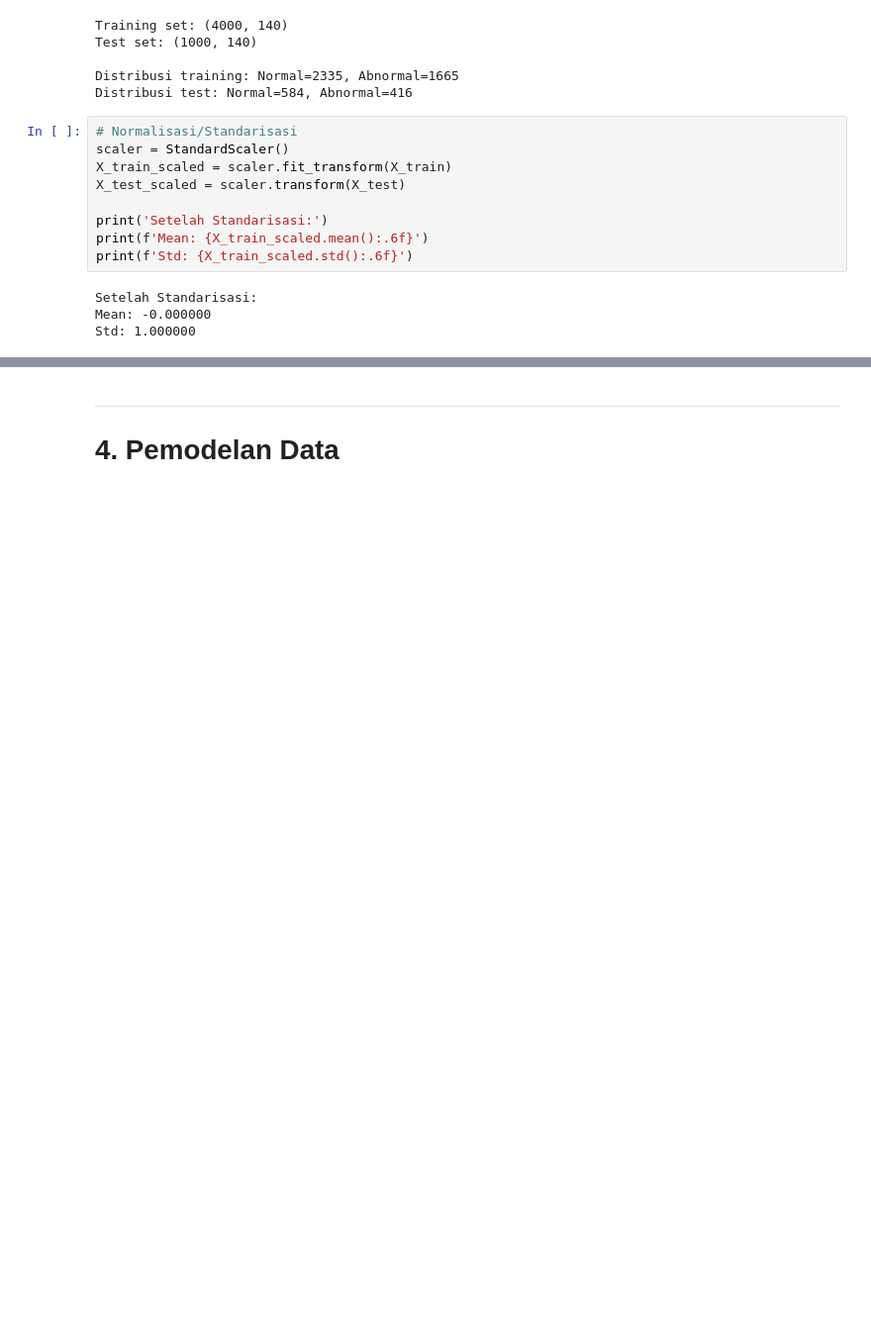
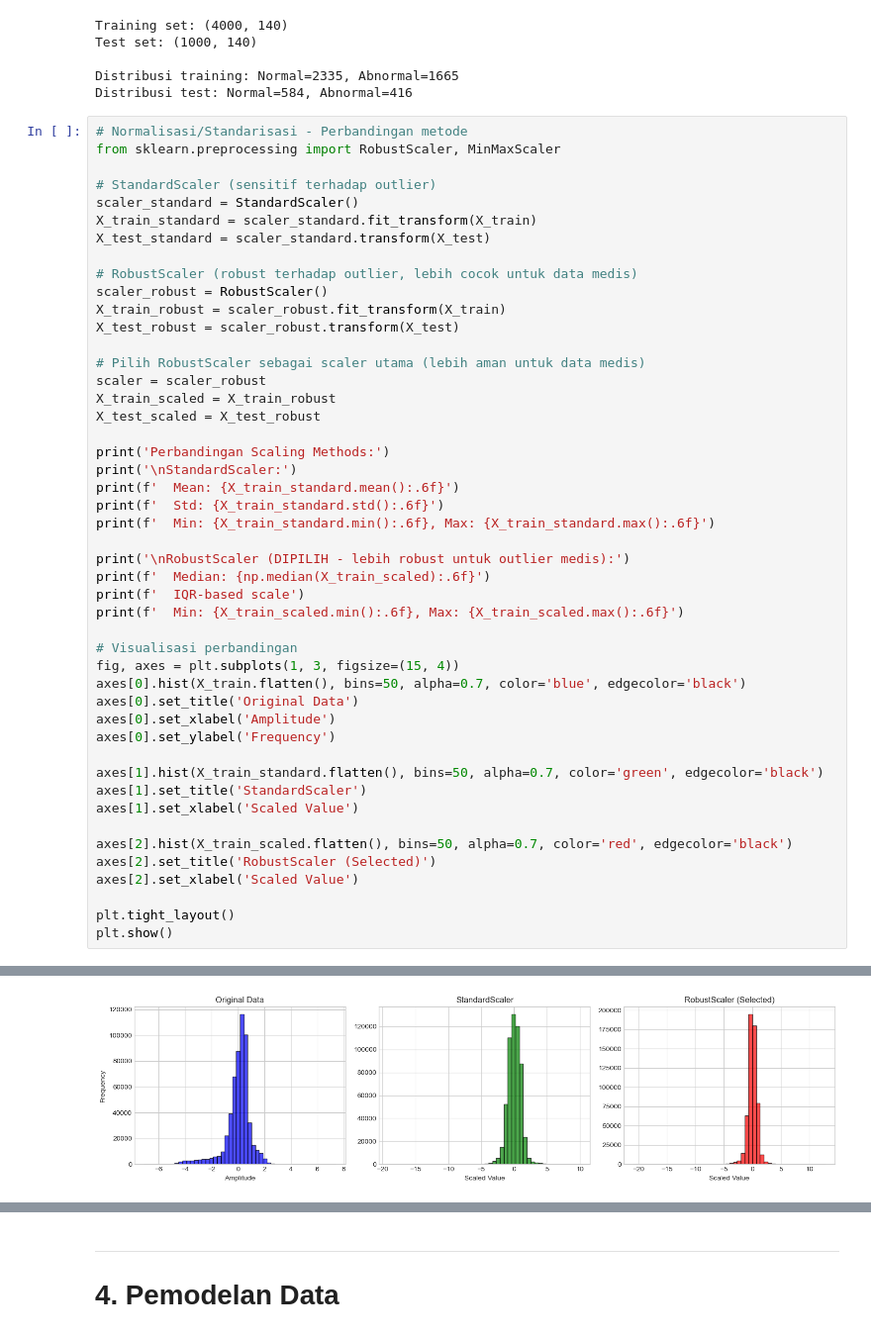
Before and after one commit to AchmadLutfi196/PSD, a Jupyter notebook: PSD/_build/jupyter_execute/ECG5000_CRISP_DM.ipynb, the cells around one changed output, grey strips where cells are left out. Shown at 99% size. Saved outputs shown, nothing was run; the diff lists cells and outputs as text; blank space fills up the shorter version.

```diff
--- a/PSD/_build/jupyter_execute/ECG5000_CRISP_DM.ipynb
+++ b/PSD/_build/jupyter_execute/ECG5000_CRISP_DM.ipynb
@@ -219,16 +323,51 @@ Test set: (1000, 140)
 
 Distribusi training: Normal=2335, Abnormal=1665
 Distribusi test: Normal=584, Abnormal=416
-# %%
-# Normalisasi/Standarisasi
-scaler = StandardScaler()
-X_train_scaled = scaler.fit_transform(X_train)
-X_test_scaled = scaler.transform(X_test)
-
-print('Setelah Standarisasi:')
-print(f'Mean: {X_train_scaled.mean():.6f}')
-print(f'Std: {X_train_scaled.std():.6f}')
-# %% [output]
-Setelah Standarisasi:
-Mean: -0.000000
-Std: 1.000000
+# %%
+# Normalisasi/Standarisasi - Perbandingan metode
+from sklearn.preprocessing import RobustScaler, MinMaxScaler
+
+# StandardScaler (sensitif terhadap outlier)
+scaler_standard = StandardScaler()
+X_train_standard = scaler_standard.fit_transform(X_train)
+X_test_standard = scaler_standard.transform(X_test)
+
+# RobustScaler (robust terhadap outlier, lebih cocok untuk data medis)
+scaler_robust = RobustScaler()
+X_train_robust = scaler_robust.fit_transform(X_train)
+X_test_robust = scaler_robust.transform(X_test)
+
+# Pilih RobustScaler sebagai scaler utama (lebih aman untuk data medis)
+scaler = scaler_robust
+X_train_scaled = X_train_robust
+X_test_scaled = X_test_robust
+
+print('Perbandingan Scaling Methods:')
+print('\nStandardScaler:')
+print(f'  Mean: {X_train_standard.mean():.6f}')
+print(f'  Std: {X_train_standard.std():.6f}')
+print(f'  Min: {X_train_standard.min():.6f}, Max: {X_train_standard.max():.6f}')
+
+print('\nRobustScaler (DIPILIH - lebih robust untuk outlier medis):')
+print(f'  Median: {np.median(X_train_scaled):.6f}')
+print(f'  IQR-based scale')
+print(f'  Min: {X_train_scaled.min():.6f}, Max: {X_train_scaled.max():.6f}')
+
+# Visualisasi perbandingan
+fig, axes = plt.subplots(1, 3, figsize=(15, 4))
+axes[0].hist(X_train.flatten(), bins=50, alpha=0.7, color='blue', edgecolor='black')
+axes[0].set_title('Original Data')
+axes[0].set_xlabel('Amplitude')
+axes[0].set_ylabel('Frequency')
+
+axes[1].hist(X_train_standard.flatten(), bins=50, alpha=0.7, color='green', edgecolor='black')
+axes[1].set_title('StandardScaler')
+axes[1].set_xlabel('Scaled Value')
+
+axes[2].hist(X_train_scaled.flatten(), bins=50, alpha=0.7, color='red', edgecolor='black')
+axes[2].set_title('RobustScaler (Selected)')
+axes[2].set_xlabel('Scaled Value')
+
+plt.tight_layout()
+plt.show()
+# %% [output]
@@ -234,0 +385 @@ Std: 1.000000
+[figure, added]
```
Also changed, not shown: parts of 19 cells of this notebook, 19 other files.
